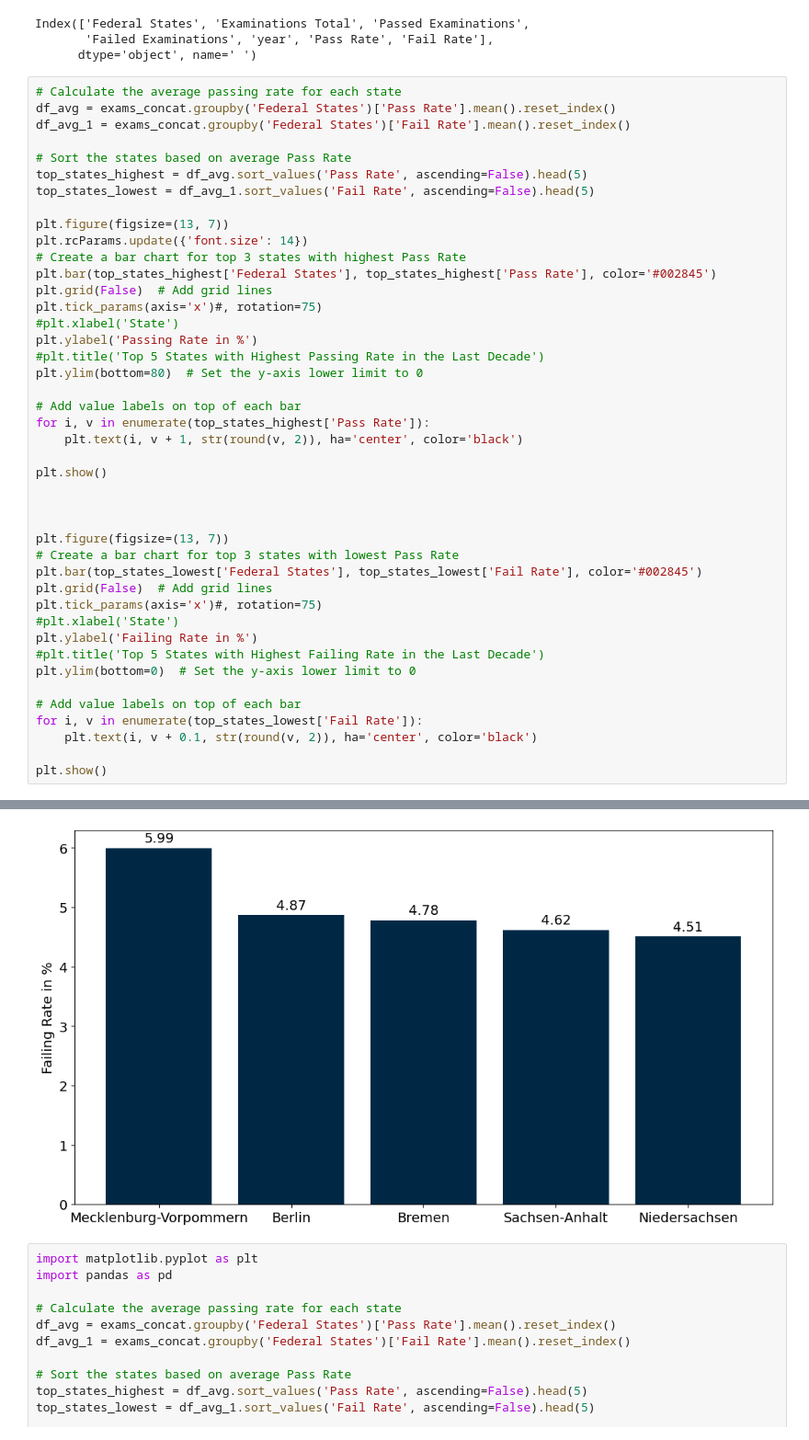
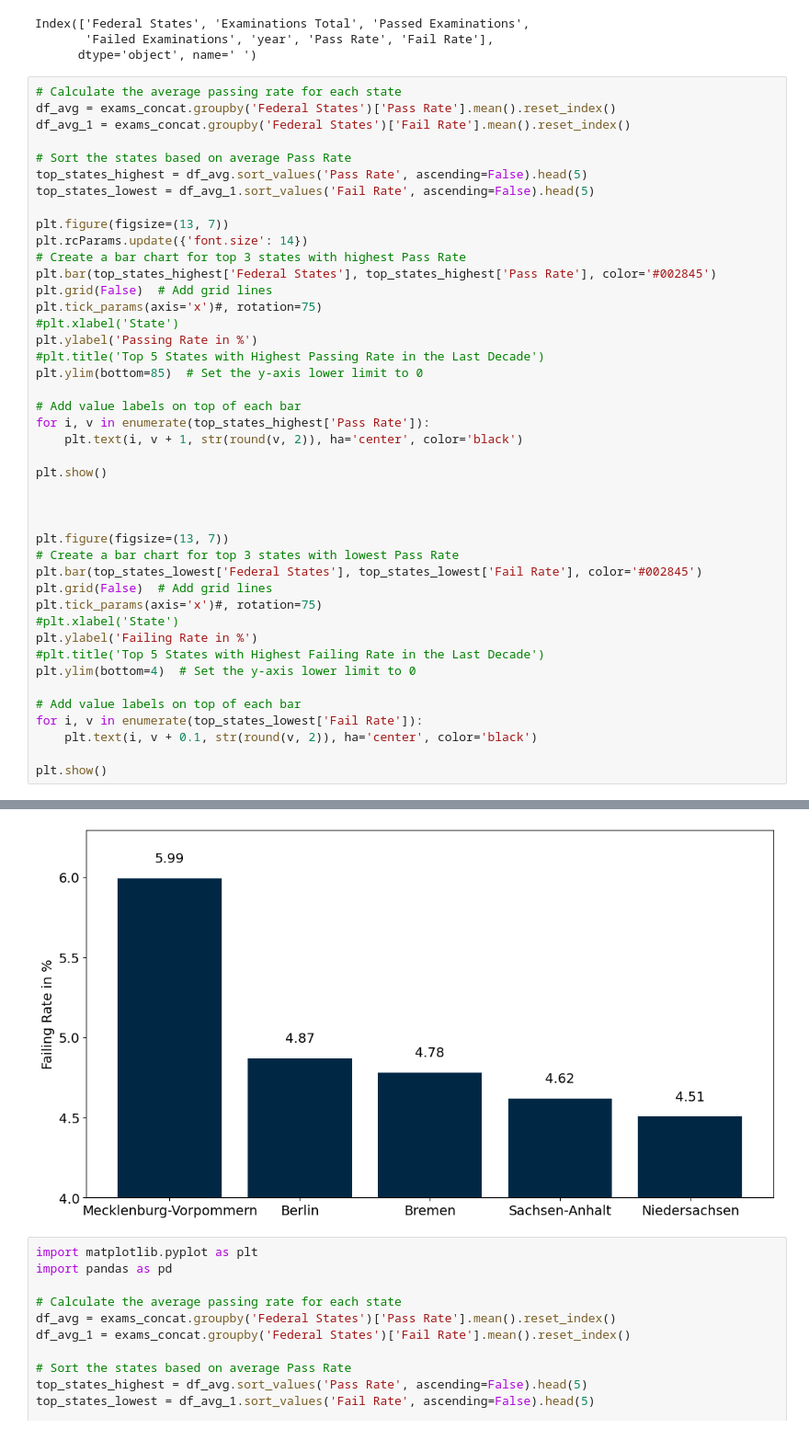
Before and after one commit to Stargazer-ger/capstone_project_hh_23_1, a Jupyter notebook: eda_capstone_exams_kk.ipynb, the cells around one changed output, grey strips where cells are left out. Shown at 92% size. Drawn from its saved outputs; the diff is of its cells as text.

```diff
--- a/eda_capstone_exams_kk.ipynb
+++ b/eda_capstone_exams_kk.ipynb
@@ -311,7 +319,7 @@ plt.tick_params(axis='x')#, rotation=75)
 #plt.xlabel('State')
 plt.ylabel('Passing Rate in %')
 #plt.title('Top 5 States with Highest Passing Rate in the Last Decade')
-plt.ylim(bottom=80)  # Set the y-axis lower limit to 0
+plt.ylim(bottom=85)  # Set the y-axis lower limit to 0
 
 # Add value labels on top of each bar
 for i, v in enumerate(top_states_highest['Pass Rate']):
@@ -329,7 +337,7 @@ plt.tick_params(axis='x')#, rotation=75)
 #plt.xlabel('State')
 plt.ylabel('Failing Rate in %')
 #plt.title('Top 5 States with Highest Failing Rate in the Last Decade')
-plt.ylim(bottom=0)  # Set the y-axis lower limit to 0
+plt.ylim(bottom=4)  # Set the y-axis lower limit to 0
 
 # Add value labels on top of each bar
 for i, v in enumerate(top_states_lowest['Fail Rate']):
@@ -341,4 +349,4 @@ plt.show()
-[figure, old version]
+[figure, new version]
 # %%
 import matplotlib.pyplot as plt
 import pandas as pd
```
Also changed, not shown: parts of 3 cells of this notebook, 9 other files.
